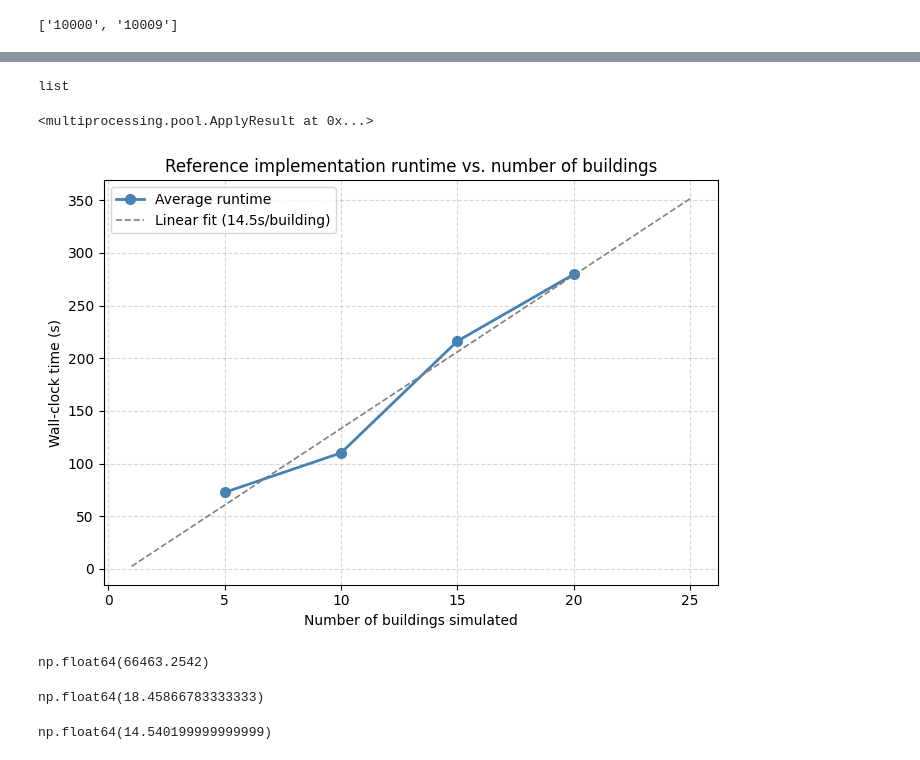
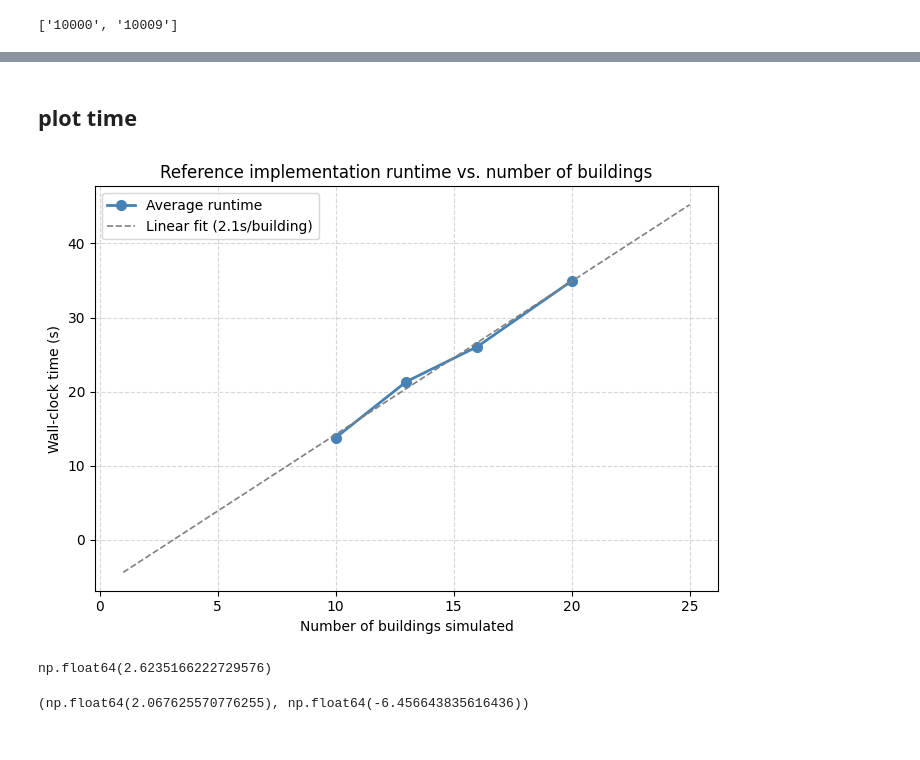
Before and after one commit to IdaUgilt/PyHPC_Project, a Jupyter notebook: Plot.ipynb, the cells around one changed output, grey strips where cells are left out. Drawn from its saved outputs; the diff is of its cells as text; code cells hidden in the pictures.

Commit message:
task 7. some plot function. 10/04

```diff
--- a/Legepladsen.ipynb
+++ b/Plot.ipynb
@@ -244,8 +151,2 @@ print(r.get() for r in all_u)
-# %%
-type(all_u)
-# %% [output]
-list
-# %%
-all_u[0]
-# %% [output]
-<multiprocessing.pool.ApplyResult at 0x...>
+# %% [markdown]
+## plot time
@@ -252,38 +168,46 @@ all_u[0]
+# %%
+# Numba
+
+buildings = np.array([10, 13, 16, 20])
+
+times = {
+    10: [13.935, 13.718, 13.691],
+    13: [21.516, 21.331, 21.252],
+    16: [25.870, 26.308, 26.030],
+    20: [35.115, 34.900, 34.824],
+}
+
+avg_times = np.array([np.mean(times[n]) for n in buildings])
 # %%
-import matplotlib.pyplot as plt
-import numpy as np
+# fit at line
 
-buildings = [5, 10, 15, 20]
-avg_times = [72.7, 110.17, 216.27, 279.67]
 
-# Fit a line through the averages
 coeffs = np.polyfit(buildings, avg_times, 1)
 fit_line = np.poly1d(coeffs)
 x_fit = np.linspace(1, 25, 100)
 
 plt.figure(figsize=(7, 5))
 plt.plot(buildings, avg_times, 'o-', color='steelblue', linewidth=2, markersize=7, label='Average runtime')
 plt.plot(x_fit, fit_line(x_fit), '--', color='gray', linewidth=1.2, label=f'Linear fit ({coeffs[0]:.1f}s/building)')
 
 plt.xlabel('Number of buildings simulated')
 plt.ylabel('Wall-clock time (s)')
 plt.title('Reference implementation runtime vs. number of buildings')
 plt.legend()
 plt.grid(True, linestyle='--', alpha=0.5)
 plt.tight_layout()
 plt.savefig('task2_timing.png', dpi=150)
 plt.show()
 # %% [output]
-[figure, old version]
+[figure, new version]
-# %%
-coeffs[0]*4571
-# %% [output]
-np.float64(66463.2542)
 # %%
+# total time
+
 ((coeffs[0]*4571 + coeffs[1])/60)/60
 # %% [output]
-np.float64(18.45866783333333)
+np.float64(2.6235166222729576)
-# %%
-coeffs[0]
-# %% [output]
-np.float64(14.540199999999999)
+# %%
+# coeffiencts
+coeffs[0], coeffs[1]
+# %% [output]
+(np.float64(2.067625570776255), np.float64(-6.456643835616436))
```
Also changed, not shown: parts of 9 cells of this notebook, 6 other files.
